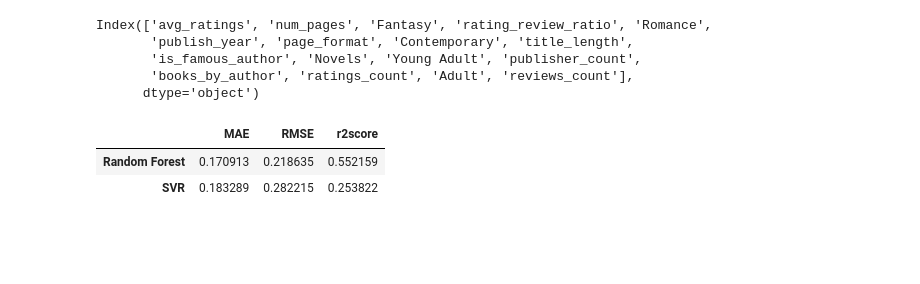
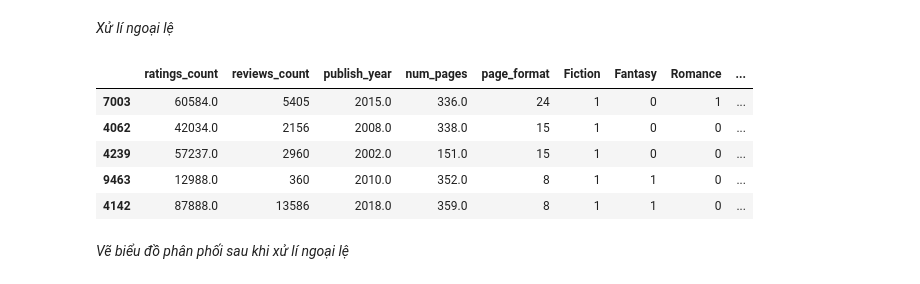
Before and after one commit to legitb0y/KHDL_CK_DCD, a Jupyter notebook: main_10000.ipynb, the cells around one changed output. Drawn from its saved outputs; the diff is of its cells as text; code cells hidden in the pictures; blank space fills up the shorter version.

```diff
--- a/main_10000.ipynb
+++ b/main_10000.ipynb
@@ -164,24 +470,0 @@ def scaleData(data_train, data_val, data_test, scaler):
-# %%
-def handleOutlier(data_train, data_val, data_test):
-    for col in skewedDists:
-        lower_bridge, upper_bridge = outliers_handle_skewed(data_train, col)
-        if skewedDists[col]:
-            data_train.loc[data_train[col]>=upper_bridge,col]=upper_bridge
-            data_val.loc[data_val[col]>=upper_bridge,col]=upper_bridge
-            data_test.loc[data_test[col]>=upper_bridge,col]=upper_bridge
-        else:
-            data_train.loc[data_train[col]<=lower_bridge,col]=lower_bridge
-            data_val.loc[data_val[col]<=lower_bridge,col]=lower_bridge
-            data_test.loc[data_test[col]<=lower_bridge,col]=lower_bridge
-
-    for col in gaussionDists:
-        lower_boundary, upper_boundary = outliers_handle(data_train, col)
-        if gaussionDists[col]:
-            data_train.loc[data_train[col]>=upper_boundary,col]=upper_boundary
-            data_val.loc[data_val[col]>=upper_boundary,col]=upper_boundary
-            data_test.loc[data_test[col]>=upper_boundary,col]=upper_boundary
-        else:
-            data_train.loc[data_train[col]<=lower_boundary,col]=lower_boundary
-            data_val.loc[data_val[col]<=lower_boundary,col]=lower_boundary
-            data_test.loc[data_test[col]<=lower_boundary,col]=lower_boundary
-    return data_train, data_val, data_test
@@ -425,4 +470,0 @@ for i in range(0, 3):
-# %%
-X_train, X_val, X_test = handleOutlier(X_train, X_val, X_test)
-result = trainModel(X_train, y_train, X_val, y_val)
-result
@@ -452,4 +470,0 @@ for i in range(0, 3):
-# %%
-X_train, X_val, X_test = scaleData(X_train, X_val, X_test, powerTransformer)
-result = trainModel(X_train, y_train, X_val, y_val)
-result
@@ -554,21 +471,14 @@ Name: avg_ratings, dtype: float64
-# %%
-top_16_corr = corr['avg_ratings'].sort_values(ascending=False)[:17]
-top_16_corr.index
-# %% [output]
-Index(['avg_ratings', 'num_pages', 'Fantasy', 'rating_review_ratio', 'Romance',
-       'publish_year', 'page_format', 'Contemporary', 'title_length',
-       'is_famous_author', 'Novels', 'Young Adult', 'publisher_count',
-       'books_by_author', 'ratings_count', 'Adult', 'reviews_count'],
-      dtype='object')
-# %%
-features = top_16_corr.index.tolist()
-features.remove('avg_ratings')
-X_train1 = X_train[features]
-X_val1 = X_val[features]
-X_test1 = X_test[features]
-result = trainModel(X_train1, y_train, X_val1, y_val)
-result
-# %% [output]
-|  | MAE | RMSE | r2score |
-| Random Forest | 0.170913 | 0.218635 | 0.552159 |
-| SVR | 0.183289 | 0.282215 | 0.253822 |
+# %% [markdown]
+*Xử lí ngoại lệ*
+# %%
+X_train, X_val, X_test = handleOutlier(X_train, X_val, X_test, skewedDists, gaussionDists)
+X_train.head()
+# %% [output]
+|  | ratings_count | reviews_count | publish_year | num_pages | page_format | Fiction | Fantasy | Romance | ... |
+| 7003 | 60584.0 | 5405 | 2015.0 | 336.0 | 24 | 1 | 0 | 1 | ... |
+| 4062 | 42034.0 | 2156 | 2008.0 | 338.0 | 15 | 1 | 0 | 0 | ... |
+| 4239 | 57237.0 | 2960 | 2002.0 | 151.0 | 15 | 1 | 0 | 0 | ... |
+| 9463 | 12988.0 | 360 | 2010.0 | 352.0 | 8 | 1 | 1 | 0 | ... |
+| 4142 | 87888.0 | 13586 | 2018.0 | 359.0 | 8 | 1 | 1 | 0 | ... |
+# %% [markdown]
+*Vẽ biểu đồ phân phối sau khi xử lí ngoại lệ*
```
Also changed, not shown: parts of 105 cells of this notebook.
